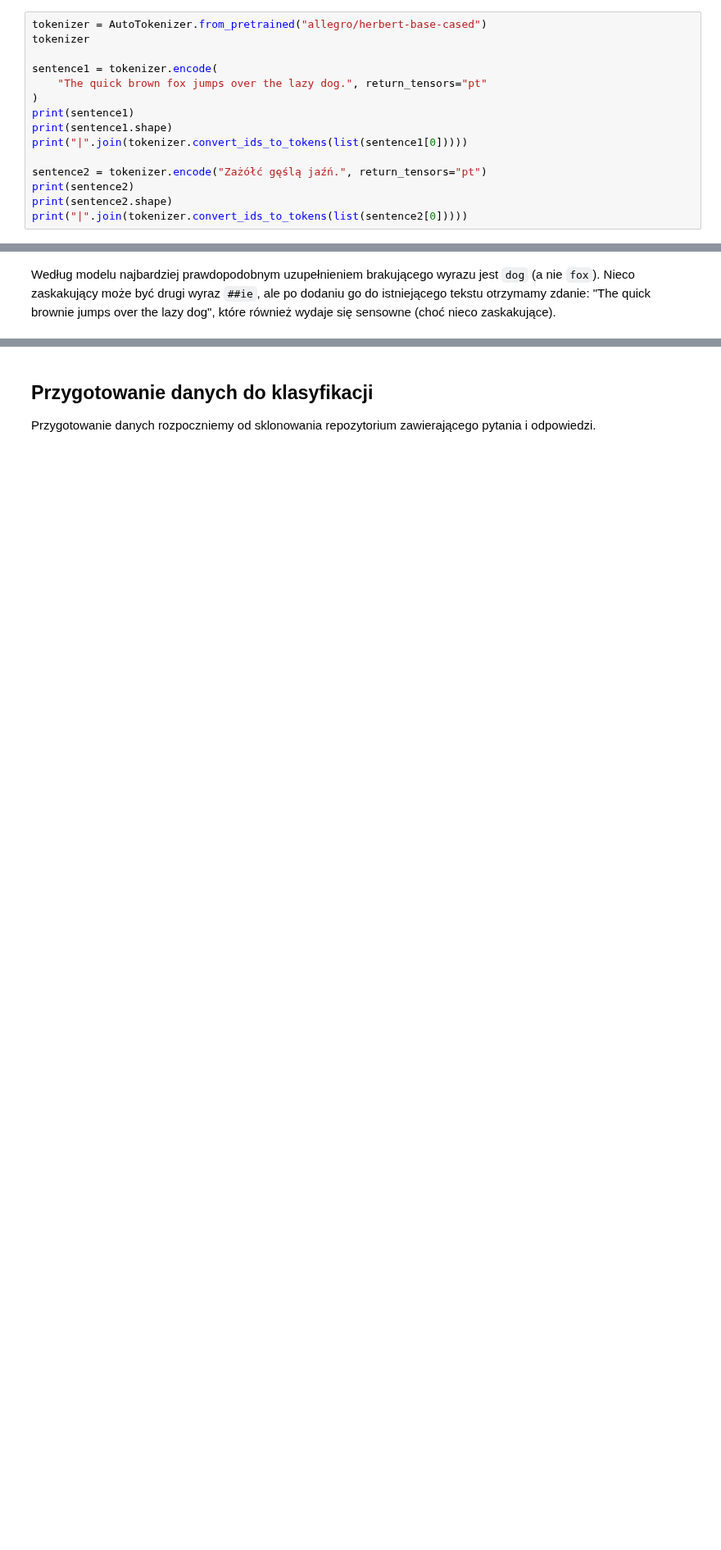
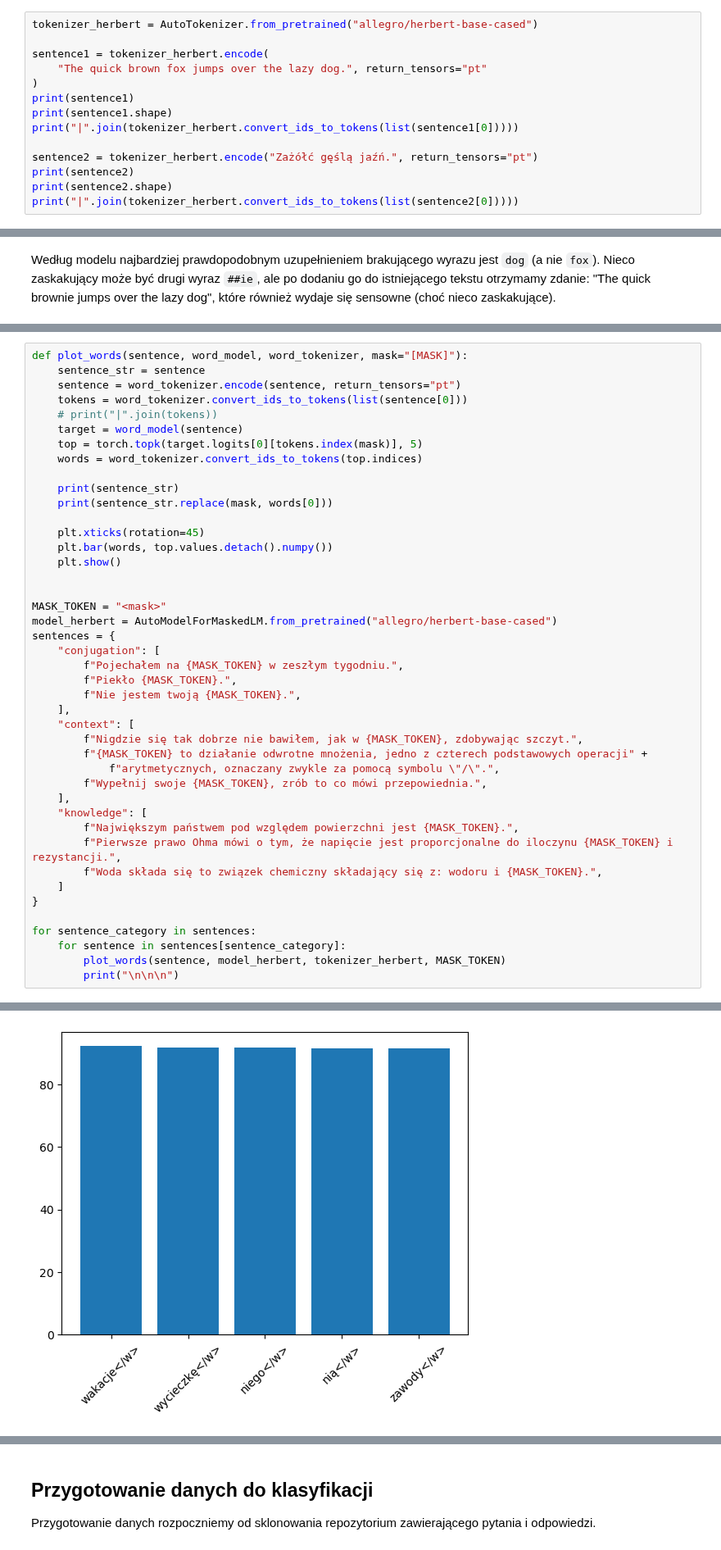
Before and after one commit to Szaroslav/fundamentals-of-ai, a Jupyter notebook: lab5/lab_5.ipynb, the cells around one changed output, grey strips where cells are left out. Shown at 82% size. Drawn from its saved outputs; the diff is of its cells as text; blank space fills up the shorter version.

```diff
--- a/lab5/lab_5.ipynb
+++ b/lab5/lab_5.ipynb
@@ -159,20 +165,19 @@ Widzimy, że dla jęzka angielskiego wszystkie wyrazy w zdaniu zostały przekszt
 
 Wykorzystaj tokenizer dla modelu `allegro/herbert-base-cased`, aby dokonać tokenizacji tych samych zdań. Jakie wnioski można wyciągnąć przyglądając się sposobowi tokenizacji za pomocą różnych słowników?
 # %%
-tokenizer = AutoTokenizer.from_pretrained("allegro/herbert-base-cased")
-tokenizer
+tokenizer_herbert = AutoTokenizer.from_pretrained("allegro/herbert-base-cased")
 
-sentence1 = tokenizer.encode(
+sentence1 = tokenizer_herbert.encode(
     "The quick brown fox jumps over the lazy dog.", return_tensors="pt"
 )
 print(sentence1)
 print(sentence1.shape)
-print("|".join(tokenizer.convert_ids_to_tokens(list(sentence1[0]))))
+print("|".join(tokenizer_herbert.convert_ids_to_tokens(list(sentence1[0]))))
 
-sentence2 = tokenizer.encode("Zażółć gęślą jaźń.", return_tensors="pt")
+sentence2 = tokenizer_herbert.encode("Zażółć gęślą jaźń.", return_tensors="pt")
 print(sentence2)
 print(sentence2.shape)
-print("|".join(tokenizer.convert_ids_to_tokens(list(sentence2[0]))))
+print("|".join(tokenizer_herbert.convert_ids_to_tokens(list(sentence2[0]))))
 # %% [output]
 tensor([[    0,  7117, 22991,  4879, 25015,  1016,  3435,  1055,  2202,  4952,
           1010,    83, 10259,  6854,  2050,  3852,  2065,  1031,  1899,     2]])
@@ -250,0 +253,44 @@ def plot_words(sentence, word_model, word_tokenizer, mask="[MASK]"):
+# %%
+def plot_words(sentence, word_model, word_tokenizer, mask="[MASK]"):
+    sentence_str = sentence
+    sentence = word_tokenizer.encode(sentence, return_tensors="pt")
+    tokens = word_tokenizer.convert_ids_to_tokens(list(sentence[0]))
+    # print("|".join(tokens))
+    target = word_model(sentence)
+    top = torch.topk(target.logits[0][tokens.index(mask)], 5)
+    words = word_tokenizer.convert_ids_to_tokens(top.indices)
+
+    print(sentence_str)
+    print(sentence_str.replace(mask, words[0]))
+
+    plt.xticks(rotation=45)
+    plt.bar(words, top.values.detach().numpy())
+    plt.show()
+
+
+MASK_TOKEN = "<mask>"
+model_herbert = AutoModelForMaskedLM.from_pretrained("allegro/herbert-base-cased")
+sentences = {
+    "conjugation": [
+        f"Pojechałem na {MASK_TOKEN} w zeszłym tygodniu.",
+        f"Piekło {MASK_TOKEN}.",
+        f"Nie jestem twoją {MASK_TOKEN}.",
+    ],
+    "context": [
+        f"Nigdzie się tak dobrze nie bawiłem, jak w {MASK_TOKEN}, zdobywając szczyt.",
+        f"{MASK_TOKEN} to działanie odwrotne mnożenia, jedno z czterech podstawowych operacji" +
+            f"arytmetycznych, oznaczany zwykle za pomocą symbolu \"/\".",
+        f"Wypełnij swoje {MASK_TOKEN}, zrób to co mówi przepowiednia.",
+    ],
+    "knowledge": [
+        f"Największym państwem pod względem powierzchni jest {MASK_TOKEN}.",
+        f"Pierwsze prawo Ohma mówi o tym, że napięcie jest proporcjonalne do iloczynu {MASK_TOKEN} i rezystancji.",
+        f"Woda składa się to związek chemiczny składający się z: wodoru i {MASK_TOKEN}.",
+    ]
+}
+
+for sentence_category in sentences:
+    for sentence in sentences[sentence_category]:
+        plot_words(sentence, model_herbert, tokenizer_herbert, MASK_TOKEN)
+        print("\n\n\n")
+# %% [output]
@@ -250,0 +299 @@ def plot_words(sentence, word_model, word_tokenizer, mask="[MASK]"):
+[figure, added]
```
Also changed, not shown: parts of 8 cells of this notebook.
